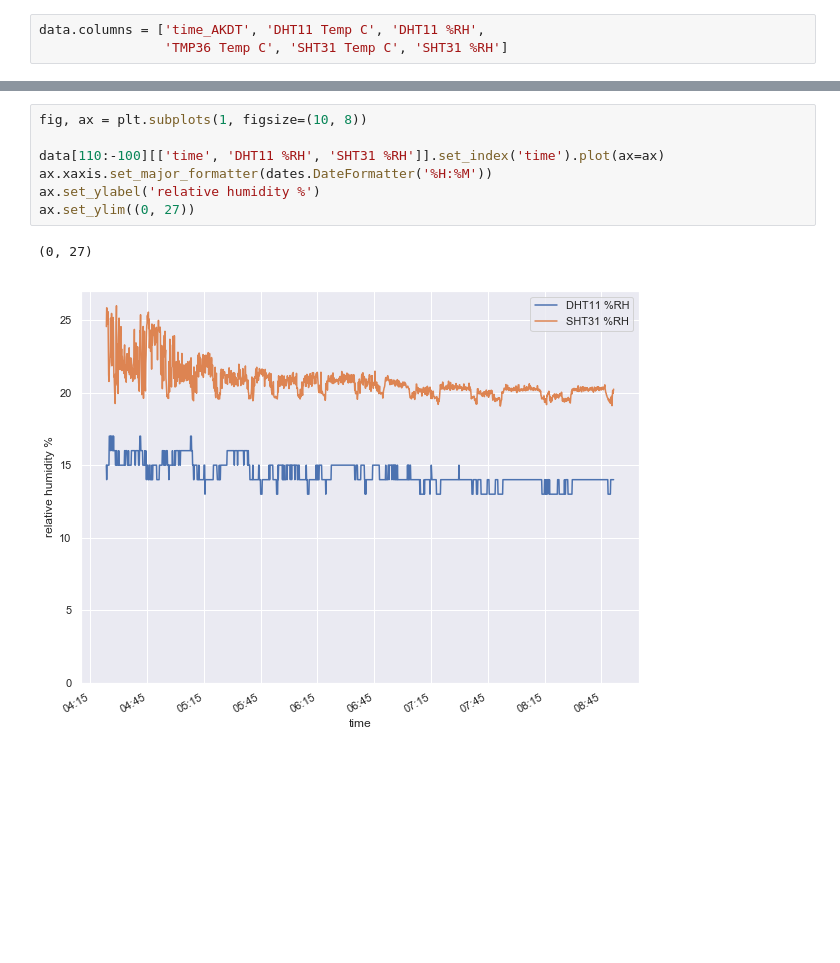
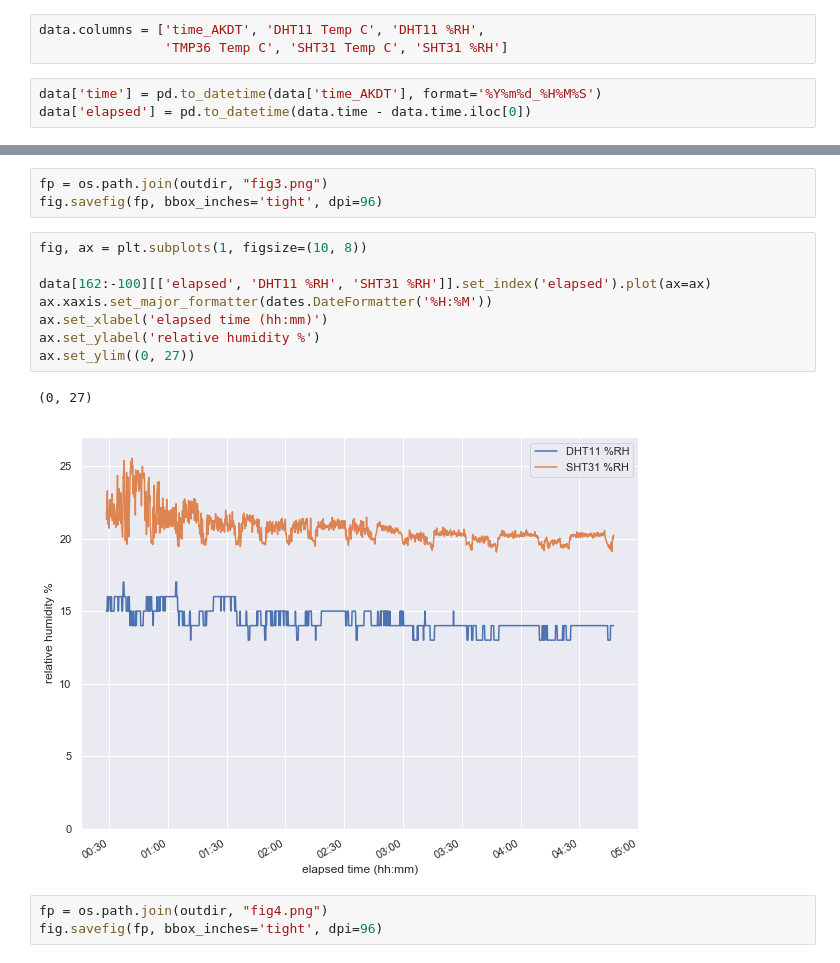
Before and after one commit to chryss/Tsensor_comparison, a Jupyter notebook: code_computer/plot_data.ipynb, the cells around one changed output, grey strips where cells are left out. Saved outputs shown, nothing was run; the diff lists cells and outputs as text; blank space fills up the shorter version.

Commit message:
finalized data plotting notebook

```diff
--- a/code_computer/plot_data.ipynb
+++ b/code_computer/plot_data.ipynb
@@ -28,6 +26,9 @@ data['time'] = pd.to_datetime(data['time_AKDT'], format='%Y%m%d_%H%M%S')
 # %%
 data.columns = ['time_AKDT', 'DHT11 Temp C', 'DHT11 %RH',
                 'TMP36 Temp C', 'SHT31 Temp C', 'SHT31 %RH']
+# %%
+data['time'] = pd.to_datetime(data['time_AKDT'], format='%Y%m%d_%H%M%S')
+data['elapsed'] = pd.to_datetime(data.time - data.time.iloc[0])
 # %%
 data.head()
 # %% [output]
@@ -71,13 +82,20 @@ ax.set_ylim((19, 27))
+# %%
+fp = os.path.join(outdir, "fig3.png")
+fig.savefig(fp, bbox_inches='tight', dpi=96)
 # %%
 fig, ax = plt.subplots(1, figsize=(10, 8))
 
-data[110:-100][['time', 'DHT11 %RH', 'SHT31 %RH']].set_index('time').plot(ax=ax)
+data[162:-100][['elapsed', 'DHT11 %RH', 'SHT31 %RH']].set_index('elapsed').plot(ax=ax)
 ax.xaxis.set_major_formatter(dates.DateFormatter('%H:%M'))
+ax.set_xlabel('elapsed time (hh:mm)')
 ax.set_ylabel('relative humidity %')
 ax.set_ylim((0, 27))
 # %% [output]
 (0, 27)
-[figure, old version]
+[figure, new version]
+# %%
+fp = os.path.join(outdir, "fig4.png")
+fig.savefig(fp, bbox_inches='tight', dpi=96)
 # %%
 fig, ax = plt.subplots(1, figsize=(10, 8))
 
```
Also changed, not shown: parts of 15 cells of this notebook.
